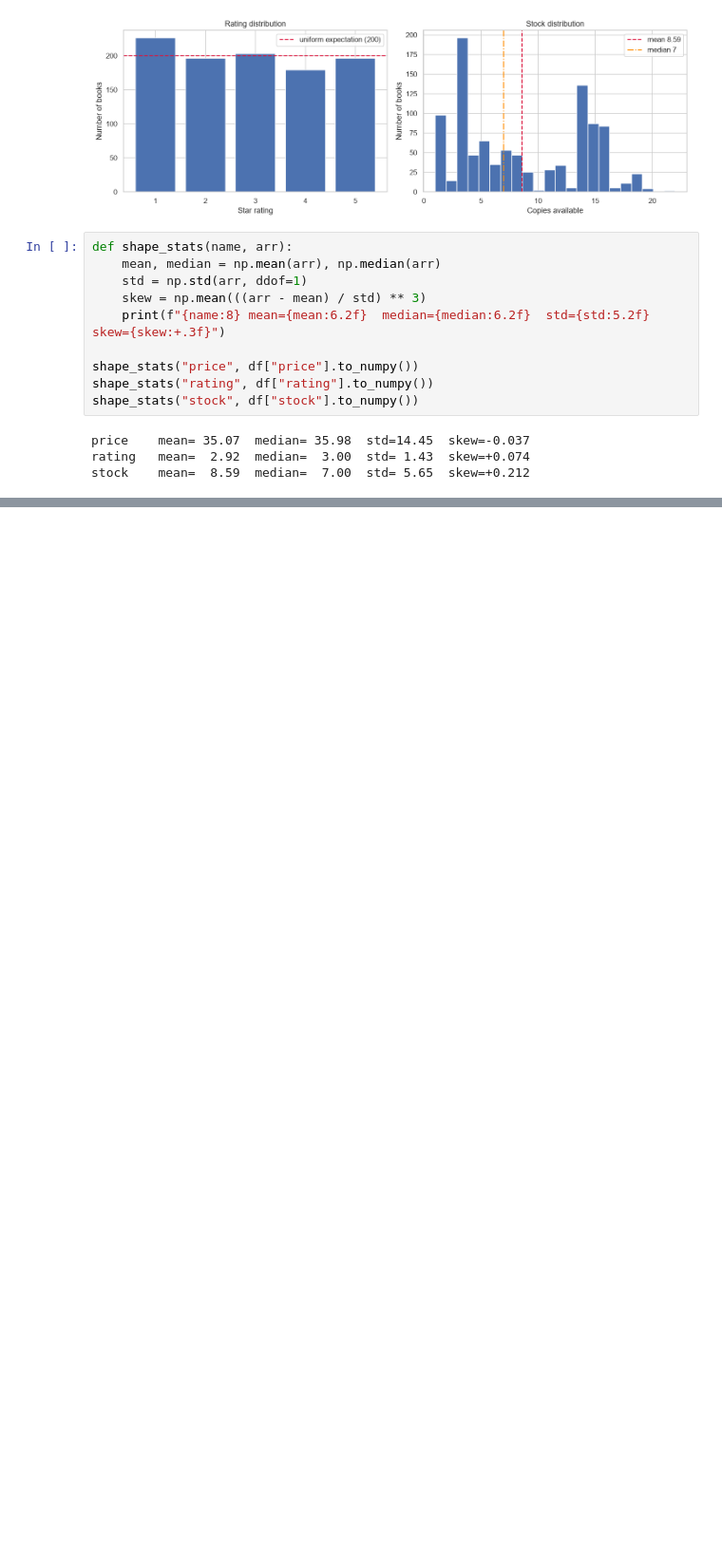
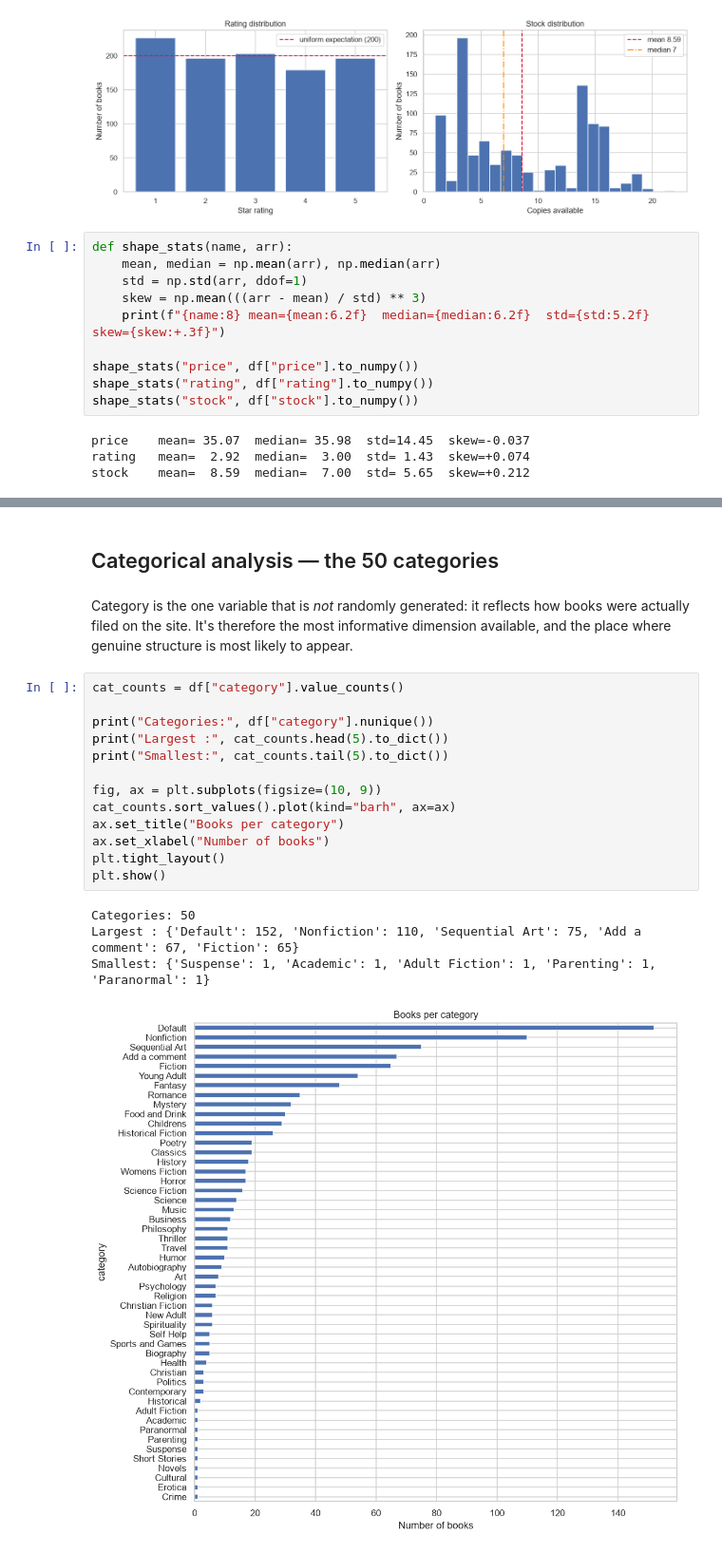
Before and after one commit to J41r0Ps/shelfscope, a Jupyter notebook: notebooks/04_exploration.ipynb, the cells around one changed output, grey strips where cells are left out. Shown at 95% size. Saved outputs shown, nothing was run; the diff lists cells and outputs as text; blank space fills up the shorter version.

```diff
--- a/notebooks/04_exploration.ipynb
+++ b/notebooks/04_exploration.ipynb
@@ -134,0 +245,24 @@ stock    mean=  8.59  median=  7.00  std= 5.65  skew=+0.212
+# %% [markdown]
+## Categorical analysis — the 50 categories
+# %% [markdown]
+Category is the one variable that is *not* randomly generated: it reflects how books were
+actually filed on the site. It's therefore the most informative dimension available, and the
+place where genuine structure is most likely to appear.
+# %%
+cat_counts = df["category"].value_counts()
+
+print("Categories:", df["category"].nunique())
+print("Largest :", cat_counts.head(5).to_dict())
+print("Smallest:", cat_counts.tail(5).to_dict())
+
+fig, ax = plt.subplots(figsize=(10, 9))
+cat_counts.sort_values().plot(kind="barh", ax=ax)
+ax.set_title("Books per category")
+ax.set_xlabel("Number of books")
+plt.tight_layout()
+plt.show()
+# %% [output]
+Categories: 50
+Largest : {'Default': 152, 'Nonfiction': 110, 'Sequential Art': 75, 'Add a comment': 67, 'Fiction': 65}
+Smallest: {'Suspense': 1, 'Academic': 1, 'Adult Fiction': 1, 'Parenting': 1, 'Paranormal': 1}
+[figure, added]
```
Also changed, not shown: parts of 25 cells of this notebook.
